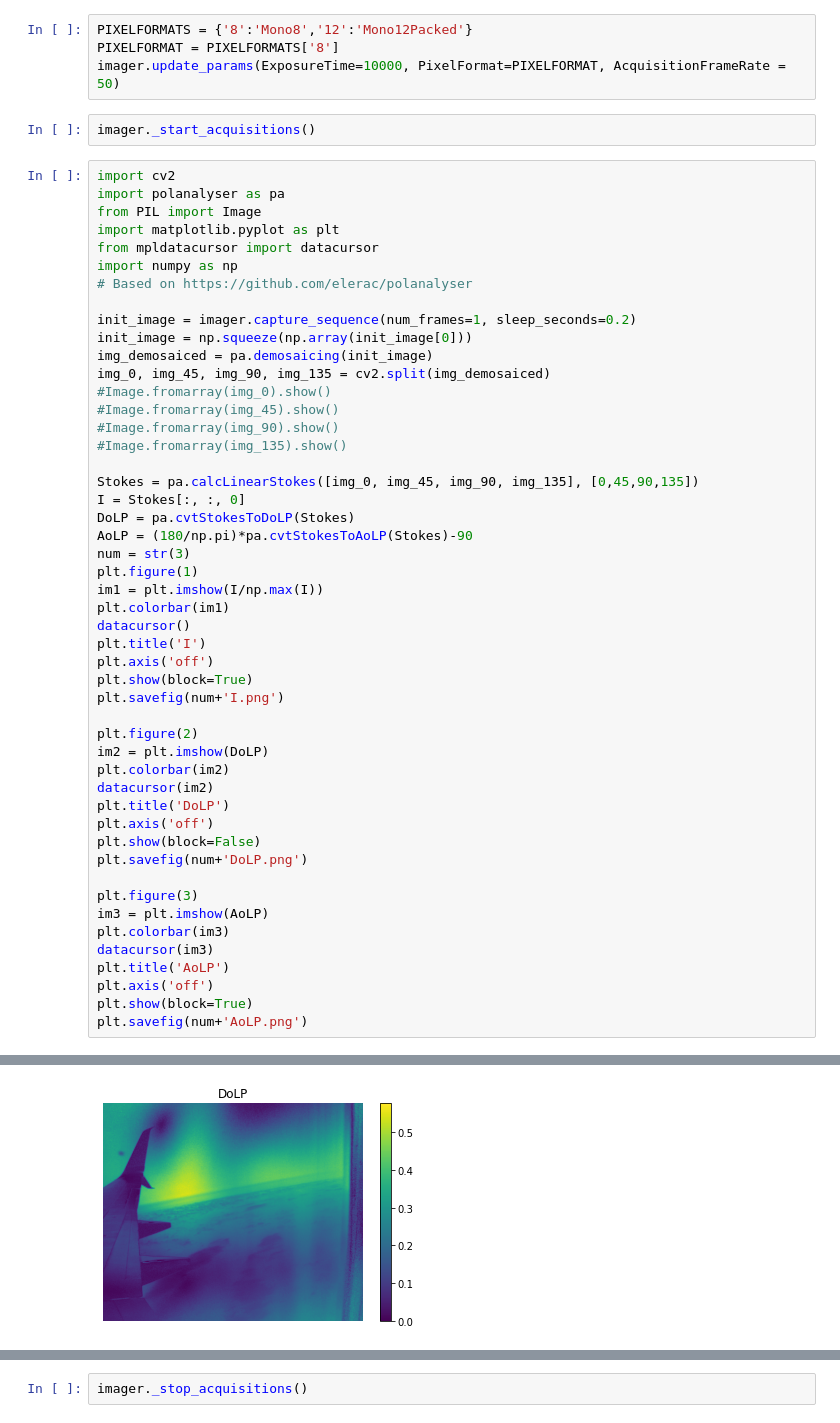
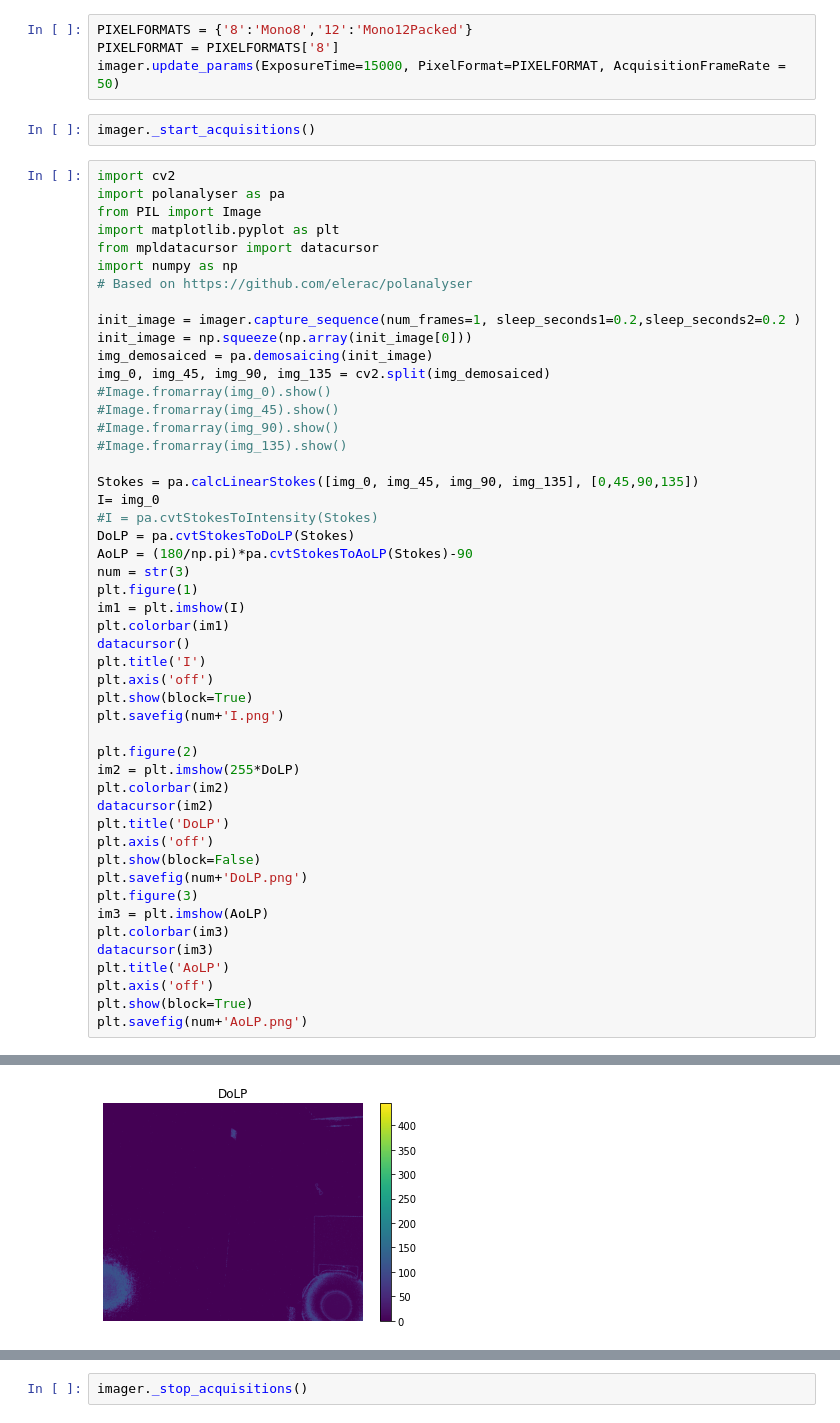
Before and after one commit to masadatz/PolCam, a Jupyter notebook: svs vistek.ipynb, the cells around one changed output, grey strips where cells are left out. Saved outputs shown, nothing was run; the diff lists cells and outputs as text.

Commit message:
Added sleeptime2 and weighted mean for calibration

```diff
--- a/svs vistek.ipynb
+++ b/svs vistek.ipynb
@@ -11,7 +12,7 @@ imager.update_params(ExposureTime=20000, AcquisitionFrameRate = 5)
 # %%
 PIXELFORMATS = {'8':'Mono8','12':'Mono12Packed'}
 PIXELFORMAT = PIXELFORMATS['8']
-imager.update_params(ExposureTime=10000, PixelFormat=PIXELFORMAT, AcquisitionFrameRate = 50)
+imager.update_params(ExposureTime=15000, PixelFormat=PIXELFORMAT, AcquisitionFrameRate = 50)
 # %%
 imager._start_acquisitions()
 # %%
@@ -23,7 +24,7 @@ from mpldatacursor import datacursor
 import numpy as np
 # Based on https://github.com/elerac/polanalyser
 
-init_image = imager.capture_sequence(num_frames=1, sleep_seconds=0.2)
+init_image = imager.capture_sequence(num_frames=1, sleep_seconds1=0.2,sleep_seconds2=0.2 )
 init_image = np.squeeze(np.array(init_image[0]))
 img_demosaiced = pa.demosaicing(init_image)
 img_0, img_45, img_90, img_135 = cv2.split(img_demosaiced)
@@ -33,12 +34,13 @@ img_0, img_45, img_90, img_135 = cv2.split(img_demosaiced)
 #Image.fromarray(img_135).show()
 
 Stokes = pa.calcLinearStokes([img_0, img_45, img_90, img_135], [0,45,90,135])
-I = Stokes[:, :, 0]
+I= img_0
+#I = pa.cvtStokesToIntensity(Stokes)
 DoLP = pa.cvtStokesToDoLP(Stokes)
 AoLP = (180/np.pi)*pa.cvtStokesToAoLP(Stokes)-90
 num = str(3)
 plt.figure(1)
-im1 = plt.imshow(I/np.max(I))
+im1 = plt.imshow(I)
 plt.colorbar(im1)
 datacursor()
 plt.title('I')
@@ -47,14 +49,13 @@ plt.show(block=True)
 plt.savefig(num+'I.png')
 
 plt.figure(2)
-im2 = plt.imshow(DoLP)
+im2 = plt.imshow(255*DoLP)
 plt.colorbar(im2)
 datacursor(im2)
 plt.title('DoLP')
 plt.axis('off')
 plt.show(block=False)
 plt.savefig(num+'DoLP.png')
-
 plt.figure(3)
 im3 = plt.imshow(AoLP)
 plt.colorbar(im3)
@@ -69,3 +70,3 @@ plt.savefig(num+'AoLP.png')
 <Figure size 432x288 with 0 Axes>
-[figure, old version]
+[figure, new version]
 <Figure size 432x288 with 0 Axes>
```
Also changed, not shown: parts of 11 cells of this notebook, 1 other file.
